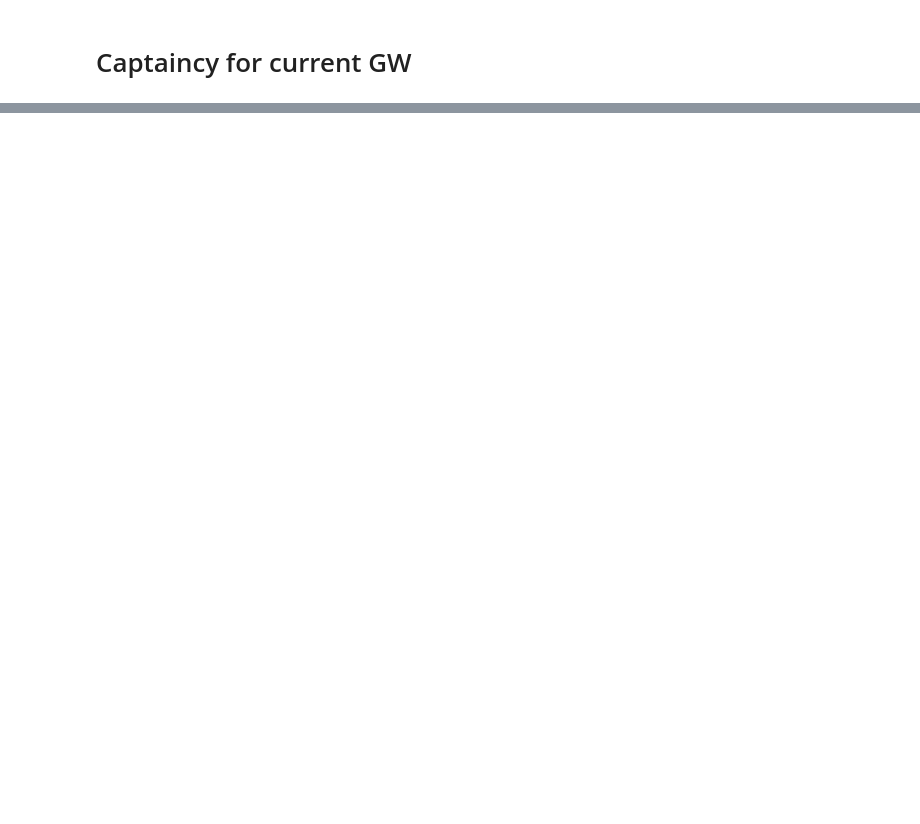
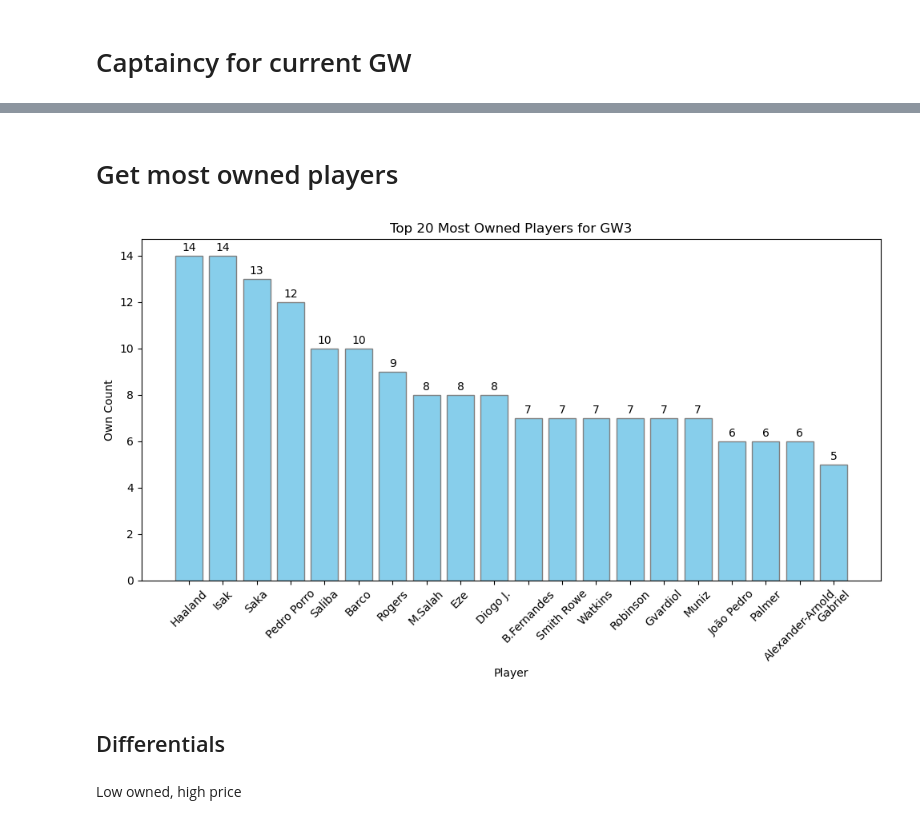
Before and after one commit to fajardgb/FPL-viz, a Jupyter notebook: league_user_viz/get_current_gw_data.ipynb, the cells around one changed output, grey strips where cells are left out. Drawn from its saved outputs; the diff is of its cells as text; code cells hidden in the pictures; blank space fills up the shorter version.

```diff
--- a/league_user_viz/get_current_gw_data.ipynb
+++ b/league_user_viz/get_current_gw_data.ipynb
@@ -111,0 +201,52 @@ plot_active_chips(user_ids, GW, save_dir=f'league_{league_id}/output/GW{GW}')
+# %% [markdown]
+# Get most owned players
+# %%
+def plot_most_owned(team_df, GW, N_most_owned=20, save_dir=f'league_{league_id}/output/GW{GW}'):
+    """
+    Plots the top N most owned players based on the own_count column.
+
+    Parameters:
+    team_df (DataFrame): The DataFrame containing player data.
+    GW (int): the current GW
+    N_most_owned (int): The number of top players to display. Default is 10.
+    save_dir: Where to save the plot. Default is 'league_{league_id}/output/GW{GW}'.
+    """
+    # Sort the DataFrame by own_count in descending order and select the top N players
+    top_owned_df = team_df.sort_values(by='own_count', ascending=False).head(N_most_owned)
+
+    # plot ownership
+    plt.figure(figsize=(10, 6))
+    bars = plt.bar(top_owned_df['player_name'], top_owned_df['own_count'], color='skyblue', edgecolor='grey')
+
+    plt.xlabel('Player')
+    plt.ylabel('Own Count')
+    plt.title(f'Top {N_most_owned} Most Owned Players for GW{GW}')
+    plt.xticks(rotation=45)
+
+    # Add values on top of the bars
+    for bar in bars:
+        yval = bar.get_height()
+        plt.text(
+            bar.get_x() + bar.get_width() / 2,  # X coordinate
+            yval + 0.1,  # Y coordinate with added space above the bar
+            int(yval),  # Text to display
+            ha='center',  # Horizontal alignment
+            va='bottom',  # Vertical alignment
+            fontsize=10  # Font size
+        )
+
+    plt.tight_layout()
+    # save
+    if save_dir:
+        if not os.path.exists(save_dir):
+            os.makedirs(save_dir)
+        plt.savefig(f'{save_dir}/most_owned_GW{GW}.png')
+    plt.show()
+# %%
+plot_most_owned(df, GW, N_most_owned=20, save_dir=f'league_{league_id}/output/GW{GW}')
+# %% [output]
+[figure, added]
+# %% [markdown]
+## Differentials
+# %% [markdown]
+Low owned, high price
```
Also changed, not shown: parts of 37 cells of this notebook, 14 other files.
